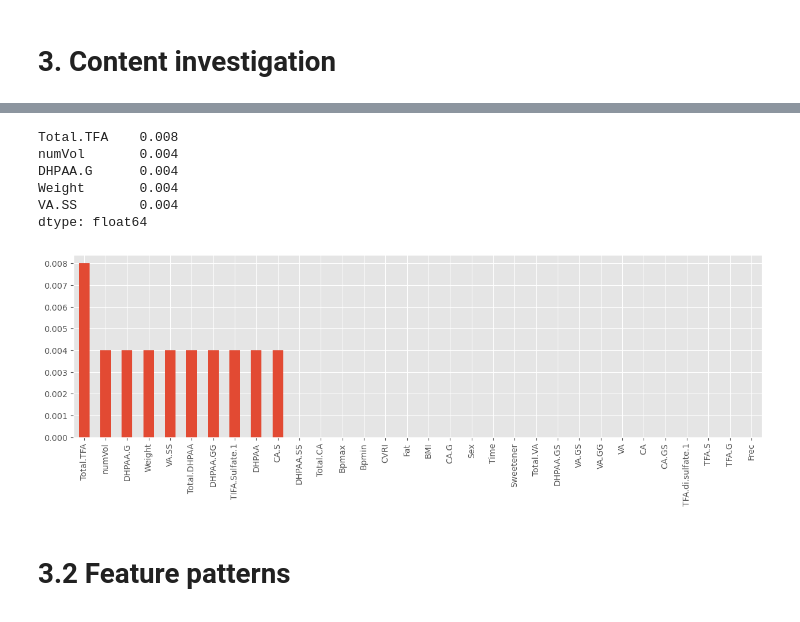
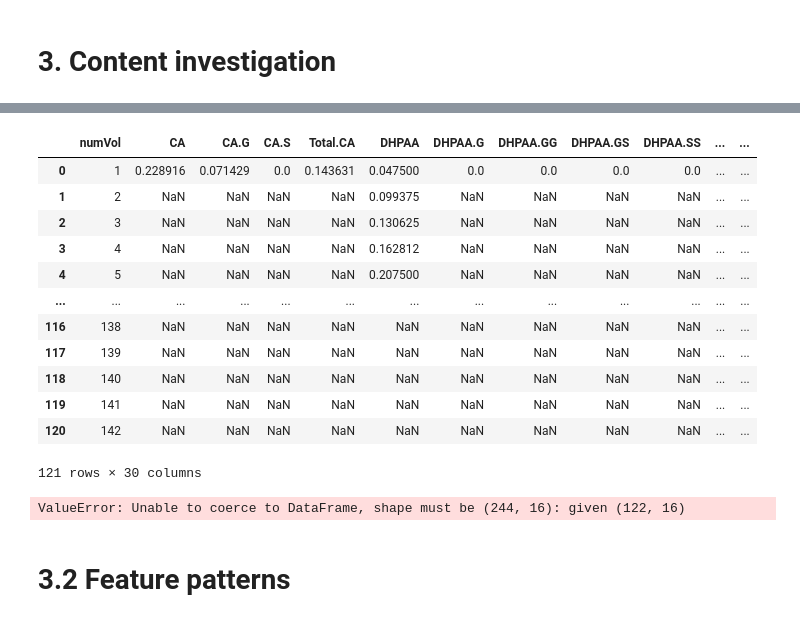
Before and after one commit to dhprieto/thirdArt, a Jupyter notebook: EDA2.ipynb, the cells around one changed output, grey strips where cells are left out. Cells and saved outputs as stored; diff of their text form; code cells hidden in the pictures.

Commit message:
error 3.1

```diff
--- a/EDA2.ipynb
+++ b/EDA2.ipynb
@@ -154,13 +184,51 @@ contInv1(df1_anthro)
-# %%
-contInv2(df1_anthro)
-# %% [output]
-Total.TFA    0.008
-numVol       0.004
-DHPAA.G      0.004
-Weight       0.004
-VA.SS        0.004
-dtype: float64
-[figure, removed]
+# %%
+# Collects for each feature the most frequent entry
+df1_anthro, df1_anthro_name = scaling(fullRead("data/plasmAnt_ord.csv",  sep = ",", anthro= True)[0]), fullRead("data/plasmFlav_ord.csv",  sep = ",", anthro= True)[1] + "_Full"
+
+df2_anthro, df2_anthro_name = scaling(fullRead("data/urineAnt_ord.csv",  sep = ",", anthro= True)[0]), fullRead("data/plasmFlav_ord.csv",  sep = ",", anthro= True)[1] + "_Full"
+
+# urineFlav ok
+# plasmFlav error
+# plasmAnt error
+# urineAnt ok
+most_frequent_entry = df1_anthro.mode()
+df1_anthro.head(), most_frequent_entry.head()
+most_frequent_entry2 = df2_anthro.mode(dropna=False)
+
+most_frequent_entry
+# %% [output]
+|  | numVol | CA | CA.G | CA.S | Total.CA | DHPAA | DHPAA.G | DHPAA.GG | DHPAA.GS | DHPAA.SS | ... | ... |
+| 0 | 1 | 0.228916 | 0.071429 | 0.0 | 0.143631 | 0.047500 | 0.0 | 0.0 | 0.0 | 0.0 | ... | ... |
+| 1 | 2 | NaN | NaN | NaN | NaN | 0.099375 | NaN | NaN | NaN | NaN | ... | ... |
+| 2 | 3 | NaN | NaN | NaN | NaN | 0.130625 | NaN | NaN | NaN | NaN | ... | ... |
+| 3 | 4 | NaN | NaN | NaN | NaN | 0.162812 | NaN | NaN | NaN | NaN | ... | ... |
+| 4 | 5 | NaN | NaN | NaN | NaN | 0.207500 | NaN | NaN | NaN | NaN | ... | ... |
+| ... | ... | ... | ... | ... | ... | ... | ... | ... | ... | ... | ... | ... |
+| 116 | 138 | NaN | NaN | NaN | NaN | NaN | NaN | NaN | NaN | NaN | ... | ... |
+| 117 | 139 | NaN | NaN | NaN | NaN | NaN | NaN | NaN | NaN | NaN | ... | ... |
+| 118 | 140 | NaN | NaN | NaN | NaN | NaN | NaN | NaN | NaN | NaN | ... | ... |
+| 119 | 141 | NaN | NaN | NaN | NaN | NaN | NaN | NaN | NaN | NaN | ... | ... |
+| 120 | 142 | NaN | NaN | NaN | NaN | NaN | NaN | NaN | NaN | NaN | ... | ... |
+121 rows × 30 columns
+# %%
+
+
+# Checks for each entry if it contains the most frequent entry
+df_freq = df1_anthro.eq(most_frequent_entry.values, axis=1)
+
+# Computes the mean of the 'is_most_frequent' occurrence
+df_freq = df_freq.mean().sort_values(ascending=False)
+
+# Show the 5 top features with the highest ratio of singular value content
+print("# frecuencies of singular values for")
+print(df_freq.head())
+
+# Visualize the 'df_freq' table
+df_freq.plot.bar(figsize=(15, 4))
+
+contInv2(df1_anthro, df1_anthro_name)
+# %% [output]
+ValueError: Unable to coerce to DataFrame, shape must be (244, 16): given (122, 16)
 # %% [markdown]
 # 3.2 Feature patterns
 # %%
```
Also changed, not shown: parts of 6 cells of this notebook.
